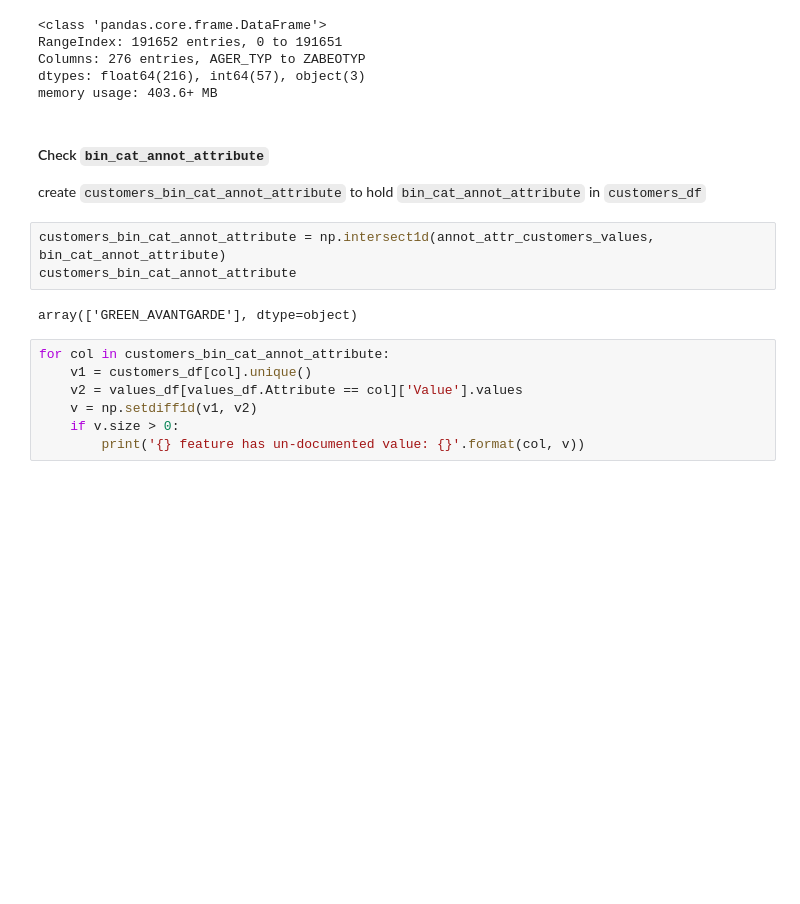
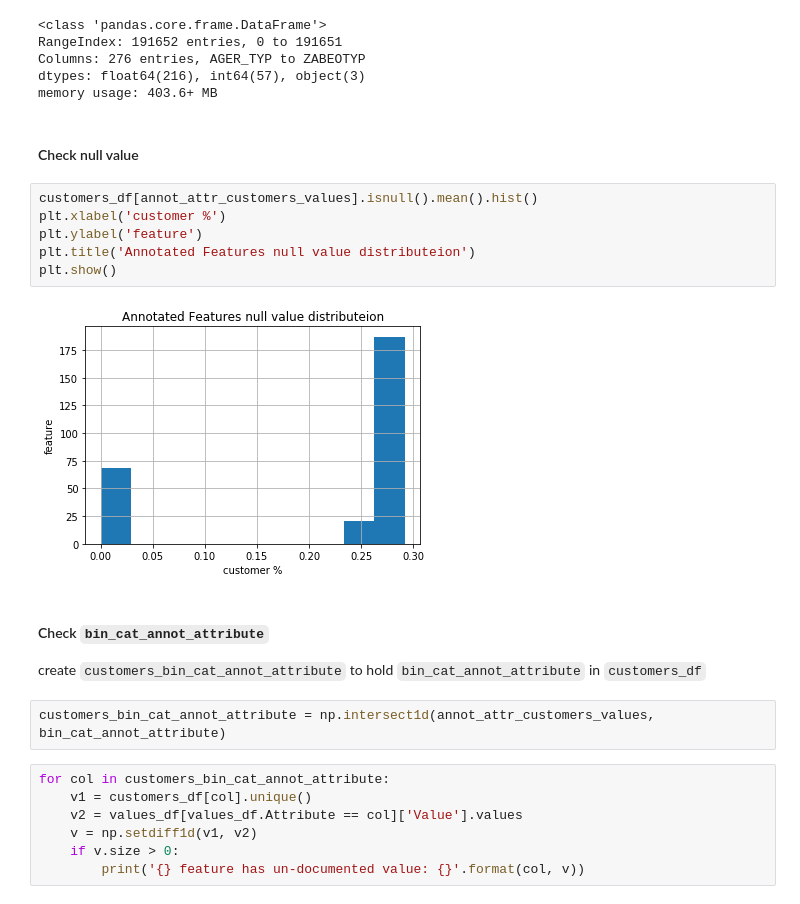
Before and after one commit to dragon7-fc/DSND-Capstone, a Jupyter notebook: Arvato Project Workbook.ipynb, the cells around one changed output. Cells and saved outputs as stored; diff of their text form; blank space fills up the shorter version.

```diff
--- a/Arvato Project Workbook.ipynb
+++ b/Arvato Project Workbook.ipynb
@@ -531,15 +337,22 @@ RangeIndex: 191652 entries, 0 to 191651
 Columns: 276 entries, AGER_TYP to ZABEOTYP
 dtypes: float64(216), int64(57), object(3)
 memory usage: 403.6+ MB
+# %% [markdown]
+#### Check null value
+# %%
+customers_df[annot_attr_customers_values].isnull().mean().hist()
+plt.xlabel('customer %')
+plt.ylabel('feature')
+plt.title('Annotated Features null value distributeion')
+plt.show()
+# %% [output]
+[figure, added]
 # %% [markdown]
 #### Check `bin_cat_annot_attribute`
 
 create `customers_bin_cat_annot_attribute` to hold `bin_cat_annot_attribute` in `customers_df`
 # %%
 customers_bin_cat_annot_attribute = np.intersect1d(annot_attr_customers_values, bin_cat_annot_attribute)
-customers_bin_cat_annot_attribute
-# %% [output]
-array(['GREEN_AVANTGARDE'], dtype=object)
 # %%
 for col in customers_bin_cat_annot_attribute:
     v1 = customers_df[col].unique()
```
Also changed, not shown: parts of 142 cells of this notebook.
